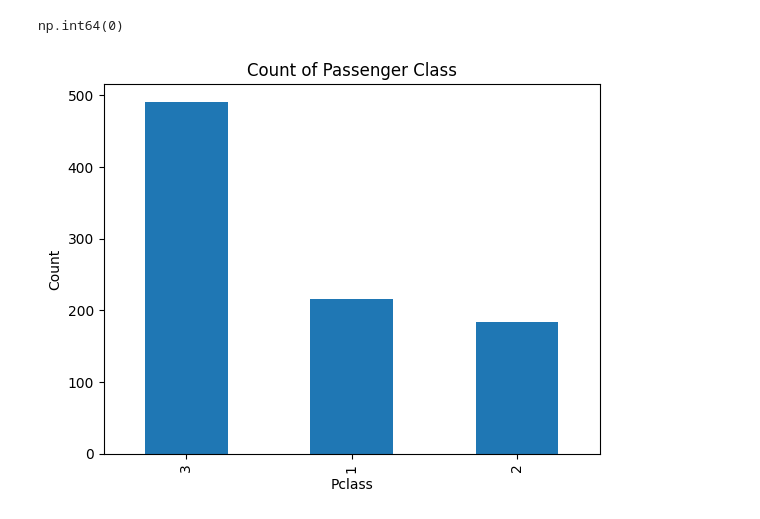
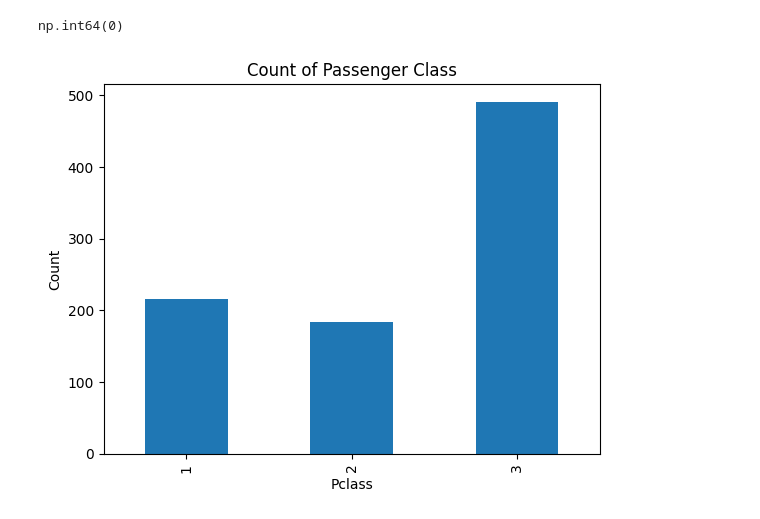
Before and after one commit to anjushrikolhar/aiml, a Jupyter notebook: cie_2.ipynb, the cells around one changed output. Cells and saved outputs as stored; diff of their text form; code cells hidden in the pictures.

```diff
--- a/cie_2.ipynb
+++ b/cie_2.ipynb
@@ -72,10 +72,10 @@ df['Survived'].isnull().sum()
 np.int64(0)
 # %%
 import matplotlib.pyplot as plt
-df['Pclass'].value_counts().plot(kind="bar")
+df['Pclass'].value_counts().sort_index().plot(kind="bar")
 plt.title("Count of Passenger Class")
 plt.xlabel("Pclass")
 plt.ylabel("Count")
 plt.show()
 # %% [output]
-[figure, old version]
+[figure, new version]
```
